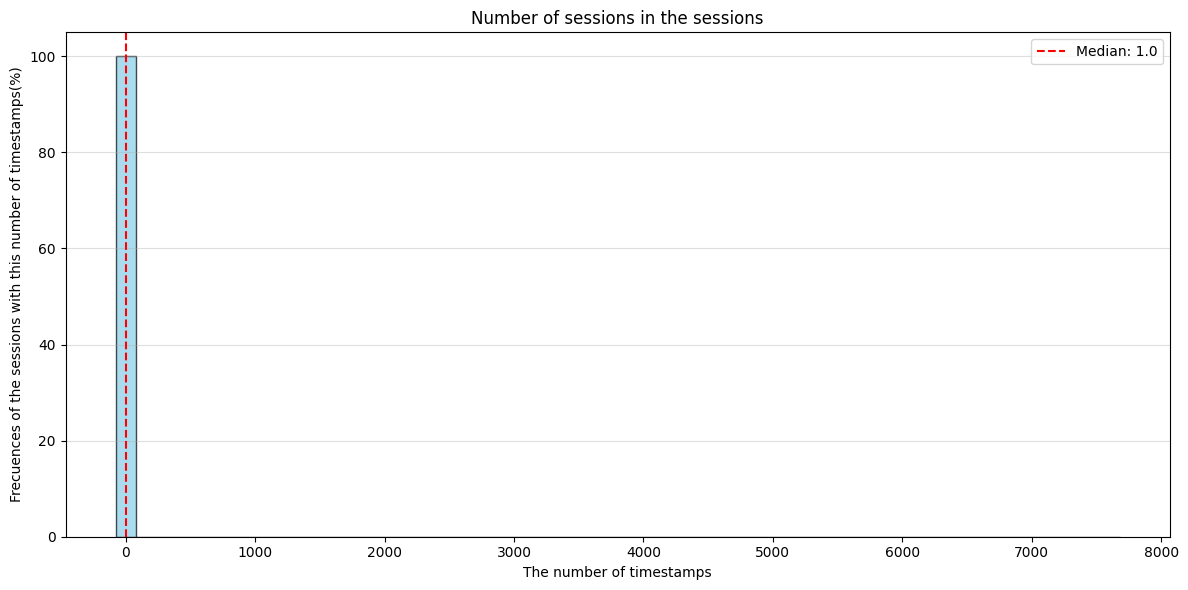
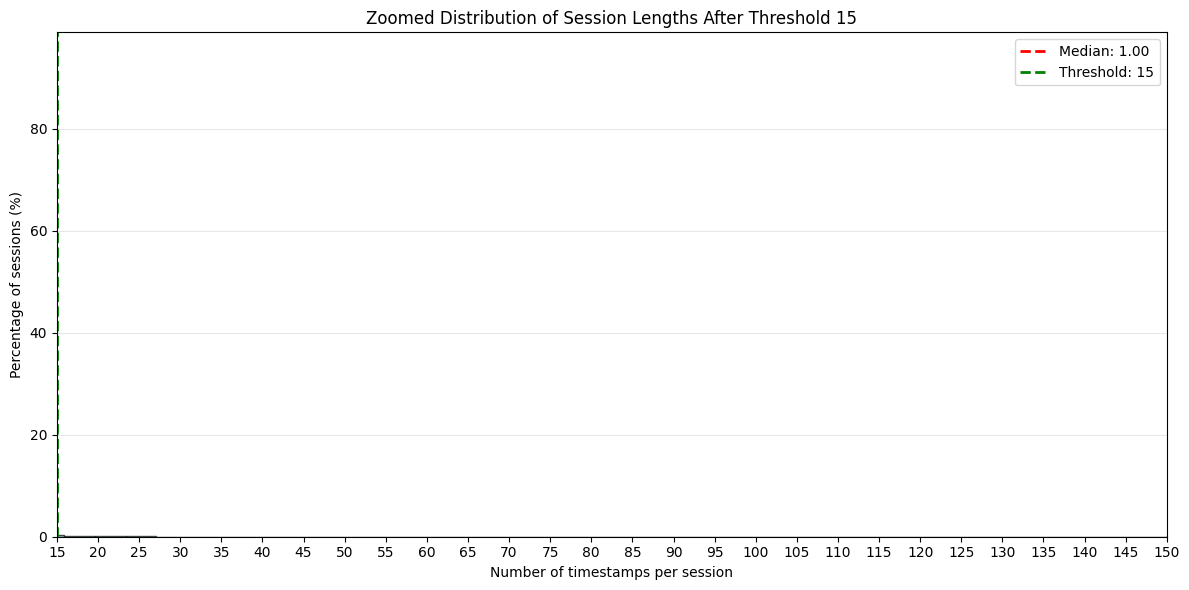
The change to this notebook cell's code, shown as a diff; its figure went from the first image to the second:
--- before
+++ after
@@ -1,23 +1,52 @@
-plt.figure(figsize=(12, 6))
-counts, bins, patches = plt.hist(events_per_user, bins=50, color='skyblue', edgecolor='black', alpha=0.7, density=True )
+"""
+Histograms 
+"""
 
 
-counts = counts * 100 * (bins[1] - bins[0])
-plt.clf()
+max_range = 150
+filtered_for_plot = events_per_user[events_per_user <= max_range]
+
+plt.figure(figsize=(12, 6))
+
+counts, bins = np.histogram(filtered_for_plot, bins=40)
+bin_width = bins[1] - bins[0]
+counts_percentage = (counts / counts.sum()) * 100
+
 plt.bar(
     bins[:-1],
-    counts,
-    width=(bins[1] - bins[0]),
-    color='skyblue',
-    edgecolor='black',
-    alpha=0.7
+    counts_percentage,
+    width=bin_width,
+    color="skyblue",
+    edgecolor="black",
+    alpha=0.7,
+    align="edge"
 )
 
-plt.axvline(events_per_user.median(), color="red", linestyle="--", label=f"Median: {events_per_user.median()}")
-plt.title("Number of sessions in the sessions")
-plt.xlabel("The number of timestamps")
-plt.ylabel("Frecuences of the sessions with this number of timestamps(%)")
+
+plt.axvline(
+    events_per_user.median(),
+    color="red",
+    linestyle="--",
+    linewidth=2,
+    label=f"Median: {np.median(events_per_user):.2f}"
+)
+
+plt.axvline(
+    THRESHOLD_TIMESTAMPS,
+    color="green",
+    linestyle="--",
+    linewidth=2,
+    label=f"Threshold: {THRESHOLD_TIMESTAMPS}"
+)
+
+plt.xlim(THRESHOLD_TIMESTAMPS, max_range)
+
+plt.xticks(list(range(THRESHOLD_TIMESTAMPS, max_range+1, 5)))
+
+plt.title(f"Zoomed Distribution of Session Lengths After Threshold {THRESHOLD_TIMESTAMPS}")
+plt.xlabel("Number of timestamps per session")
+plt.ylabel("Percentage of sessions (%)")
+plt.grid(axis="y", alpha=0.3)
 plt.legend()
-plt.grid(axis="y", alpha=0.4)
 plt.tight_layout()
 plt.show()

Commit: Last Commit Finished